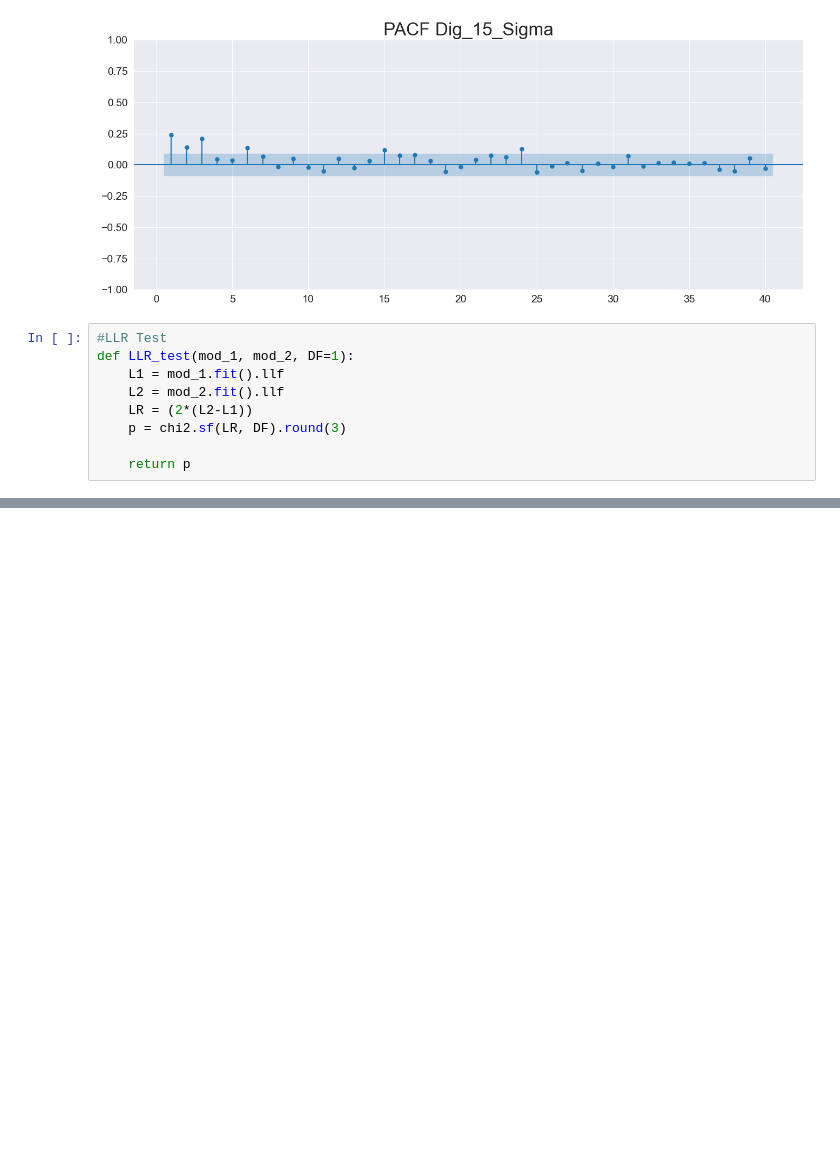
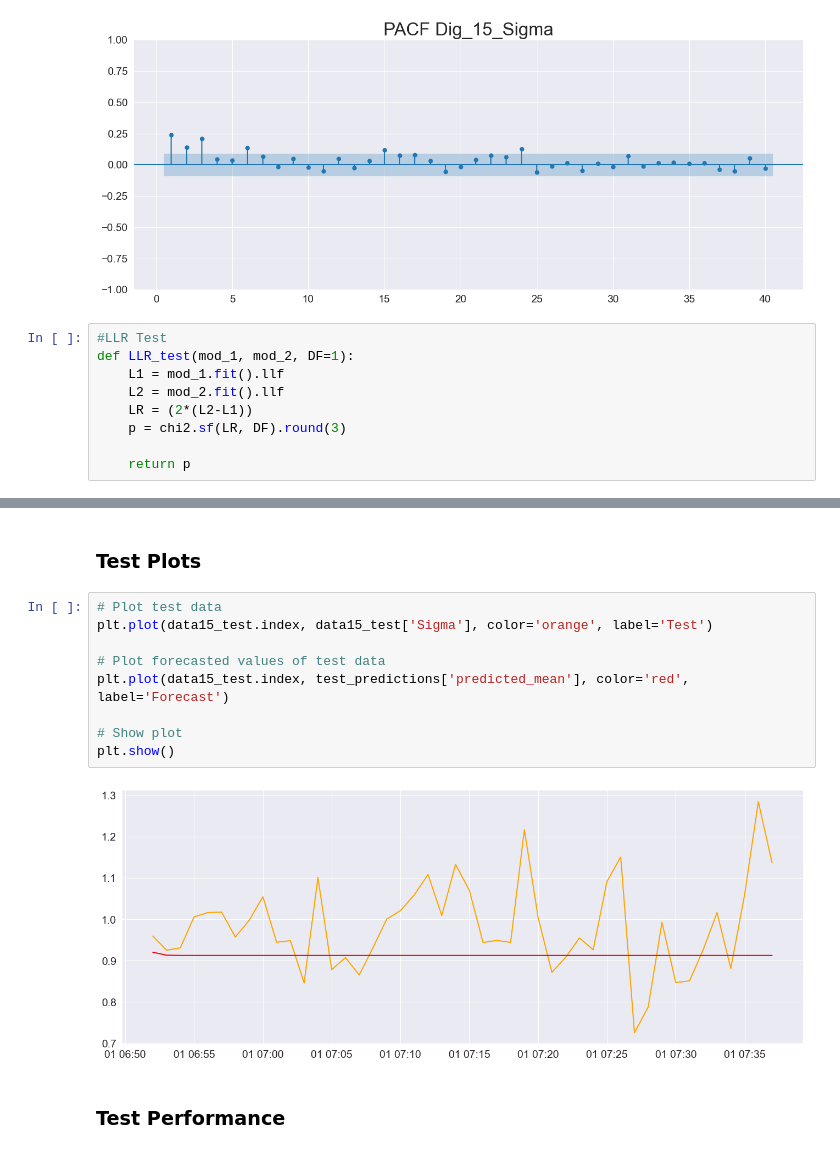
Before and after one commit to DaviesHub/linear_timeseries_analysis, a Jupyter notebook: parameter analysis.ipynb, the cells around one changed output, grey strips where cells are left out. Cells and saved outputs as stored; diff of their text form; blank space fills up the shorter version.

```diff
--- a/parameter analysis.ipynb
+++ b/parameter analysis.ipynb
@@ -182,0 +224,15 @@ def LLR_test(mod_1, mod_2, DF=1):
+# %% [markdown]
+### Test Plots
+# %%
+# Plot test data
+plt.plot(data15_test.index, data15_test['Sigma'], color='orange', label='Test')
+
+# Plot forecasted values of test data
+plt.plot(data15_test.index, test_predictions['predicted_mean'], color='red', label='Forecast')
+
+# Show plot
+plt.show()
+# %% [output]
+[figure, added]
+# %% [markdown]
+### Test Performance
```
Also changed, not shown: parts of 12 cells of this notebook.
